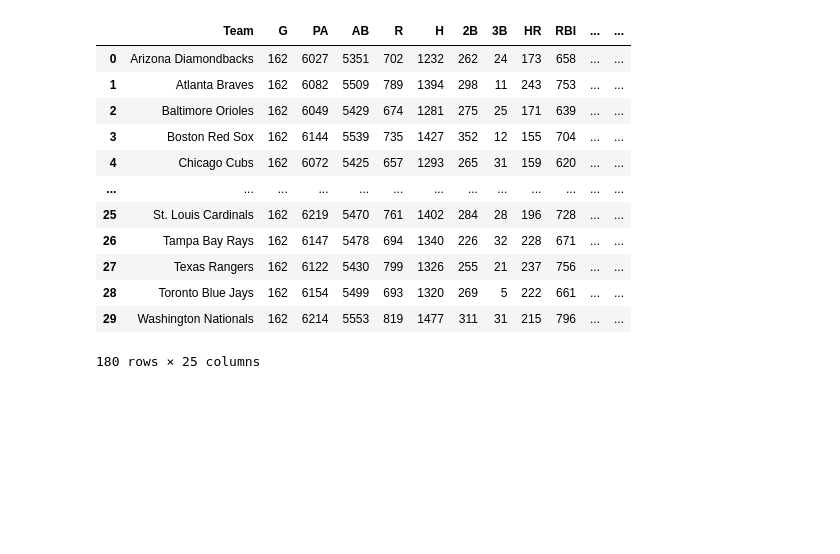
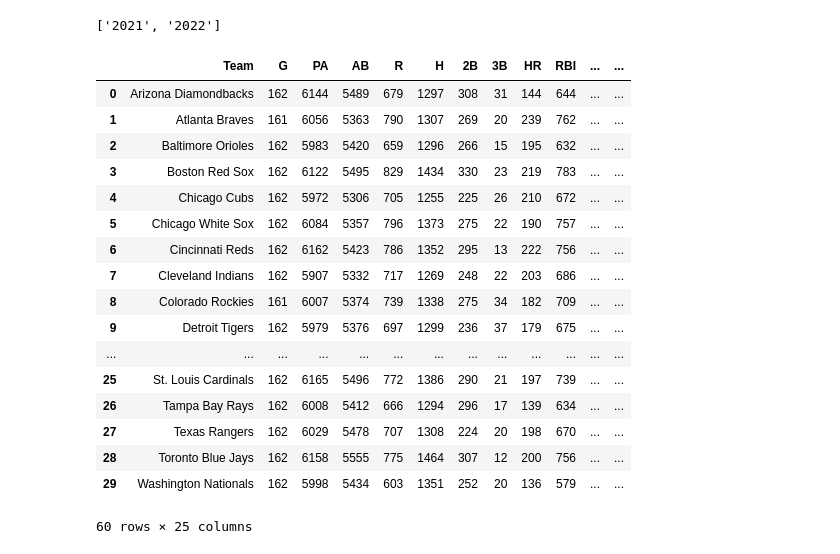
Before and after one commit to dpasse/monte, a Jupyter notebook: workspace/mlb/runs_created_reg.ipynb, the cells around one changed output. Cells and saved outputs as stored; diff of their text form; code cells hidden in the pictures; blank space fills up the shorter version.

```diff
--- a/workspace/mlb/runs_created_reg.ipynb
+++ b/workspace/mlb/runs_created_reg.ipynb
@@ -7,10 +7,13 @@ from bs4 import BeautifulSoup
 
 status_codes = requests.status_codes.codes
 # %%
-seasons = ['2022', '2021', '2020', '2019', '2018', '2017']
+seasons = [str(year) for year in range(2021, 2023)]
+print(seasons)
 
 regression_columns = ['1B', '2B', '3B', 'HR', 'HBP+BB', 'SB', 'CS']
 target = 'R'
+# %% [output]
+['2021', '2022']
 # %%
 not_integer_columns = ['Team']
 header_columns = ['Team', 'G', 'PA', 'AB', 'R', 'H', '2B', '3B', 'HR', 'RBI', 'SB', 'CS', 'BB', 'SO', 'TB', 'GDP', 'HBP', 'SH', 'SF', 'IBB', 'LOB']
@@ -66,39 +69,44 @@ def get_seasons(seasons, transformations):
 
     return df
 # %%
-def triple_plus_double(df):
+def double_plus_triple(df):
     df['2B+3B'] = df['2B'] + df['3B']
     return df
 
-def single_transformation(df):
+def single(df):
     df['1B'] = df['H'] - (df['2B'] + df['3B'] + df['HR'])
     return df
 
-def hbp_plus_bb_transformation(df):
+def hbp_plus_bb(df):
     df['HBP+BB'] = df['HBP'] + df['BB']
     return df
 # %%
 df = get_seasons(seasons, [
-    single_transformation,
-    hbp_plus_bb_transformation,
-    triple_plus_double,
+    single,
+    hbp_plus_bb,
+    double_plus_triple,
 ])
 
 df
 # %% [output]
 |  | Team | G | PA | AB | R | H | 2B | 3B | HR | RBI | ... | ... |
-| 0 | Arizona Diamondbacks | 162 | 6027 | 5351 | 702 | 1232 | 262 | 24 | 173 | 658 | ... | ... |
-| 1 | Atlanta Braves | 162 | 6082 | 5509 | 789 | 1394 | 298 | 11 | 243 | 753 | ... | ... |
-| 2 | Baltimore Orioles | 162 | 6049 | 5429 | 674 | 1281 | 275 | 25 | 171 | 639 | ... | ... |
-| 3 | Boston Red Sox | 162 | 6144 | 5539 | 735 | 1427 | 352 | 12 | 155 | 704 | ... | ... |
-| 4 | Chicago Cubs | 162 | 6072 | 5425 | 657 | 1293 | 265 | 31 | 159 | 620 | ... | ... |
+| 0 | Arizona Diamondbacks | 162 | 6144 | 5489 | 679 | 1297 | 308 | 31 | 144 | 644 | ... | ... |
+| 1 | Atlanta Braves | 161 | 6056 | 5363 | 790 | 1307 | 269 | 20 | 239 | 762 | ... | ... |
+| 2 | Baltimore Orioles | 162 | 5983 | 5420 | 659 | 1296 | 266 | 15 | 195 | 632 | ... | ... |
+| 3 | Boston Red Sox | 162 | 6122 | 5495 | 829 | 1434 | 330 | 23 | 219 | 783 | ... | ... |
+| 4 | Chicago Cubs | 162 | 5972 | 5306 | 705 | 1255 | 225 | 26 | 210 | 672 | ... | ... |
+| 5 | Chicago White Sox | 162 | 6084 | 5357 | 796 | 1373 | 275 | 22 | 190 | 757 | ... | ... |
+| 6 | Cincinnati Reds | 162 | 6162 | 5423 | 786 | 1352 | 295 | 13 | 222 | 756 | ... | ... |
+| 7 | Cleveland Indians | 162 | 5907 | 5332 | 717 | 1269 | 248 | 22 | 203 | 686 | ... | ... |
+| 8 | Colorado Rockies | 161 | 6007 | 5374 | 739 | 1338 | 275 | 34 | 182 | 709 | ... | ... |
+| 9 | Detroit Tigers | 162 | 5979 | 5376 | 697 | 1299 | 236 | 37 | 179 | 675 | ... | ... |
 | ... | ... | ... | ... | ... | ... | ... | ... | ... | ... | ... | ... | ... |
-| 25 | St. Louis Cardinals | 162 | 6219 | 5470 | 761 | 1402 | 284 | 28 | 196 | 728 | ... | ... |
-| 26 | Tampa Bay Rays | 162 | 6147 | 5478 | 694 | 1340 | 226 | 32 | 228 | 671 | ... | ... |
-| 27 | Texas Rangers | 162 | 6122 | 5430 | 799 | 1326 | 255 | 21 | 237 | 756 | ... | ... |
-| 28 | Toronto Blue Jays | 162 | 6154 | 5499 | 693 | 1320 | 269 | 5 | 222 | 661 | ... | ... |
-| 29 | Washington Nationals | 162 | 6214 | 5553 | 819 | 1477 | 311 | 31 | 215 | 796 | ... | ... |
+| 25 | St. Louis Cardinals | 162 | 6165 | 5496 | 772 | 1386 | 290 | 21 | 197 | 739 | ... | ... |
+| 26 | Tampa Bay Rays | 162 | 6008 | 5412 | 666 | 1294 | 296 | 17 | 139 | 634 | ... | ... |
+| 27 | Texas Rangers | 162 | 6029 | 5478 | 707 | 1308 | 224 | 20 | 198 | 670 | ... | ... |
+| 28 | Toronto Blue Jays | 162 | 6158 | 5555 | 775 | 1464 | 307 | 12 | 200 | 756 | ... | ... |
+| 29 | Washington Nationals | 162 | 5998 | 5434 | 603 | 1351 | 252 | 20 | 136 | 579 | ... | ... |
-180 rows × 25 columns
+60 rows × 25 columns
 # %%
 corr = df[[target] + regression_columns].corr()
 corr
```
Also changed, not shown: parts of 7 cells of this notebook.
